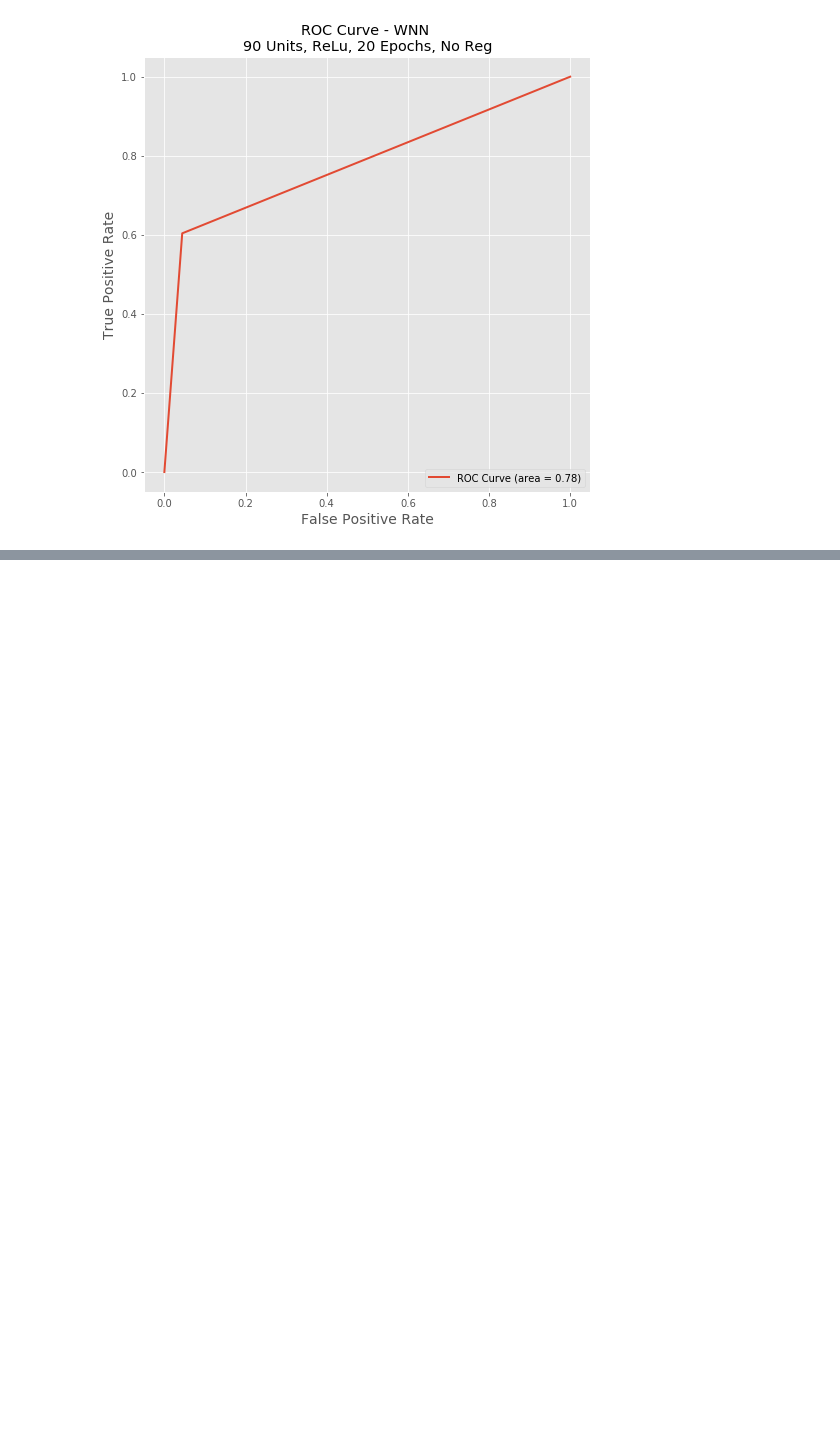
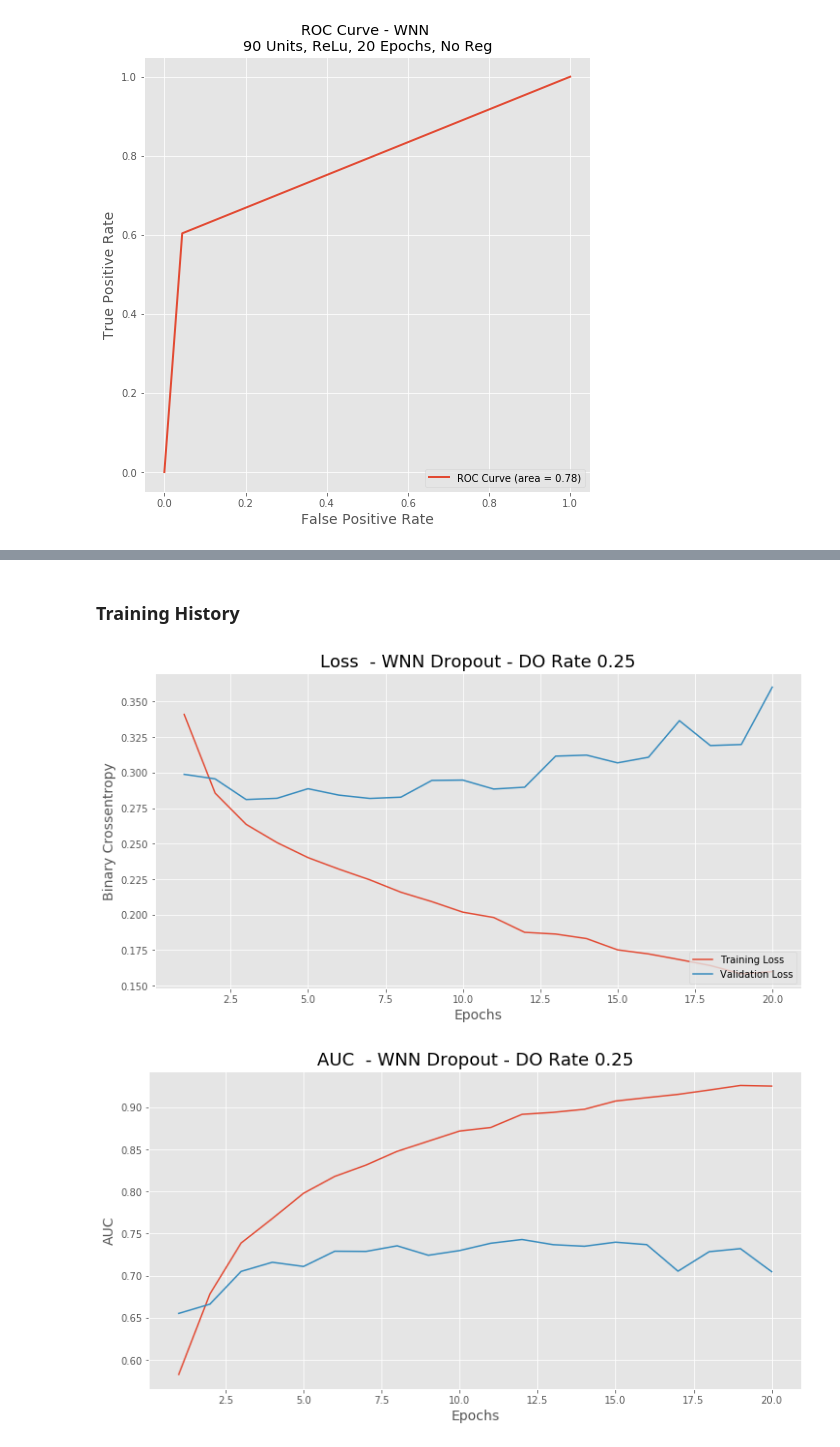
Before and after one commit to SMS-NED16/FYP-DL, a Jupyter notebook: fyp-assignments/06_Deep_Learning_Models/03_WNN_Zheng.ipynb, the cells around one changed output, grey strips where cells are left out. Drawn from its saved outputs; the diff is of its cells as text; code cells hidden in the pictures; blank space fills up the shorter version.

Commit message:
Add WNN Dropout investigation results

```diff
--- a/fyp-assignments/06_Deep_Learning_Models/03_WNN_Zheng.ipynb
+++ b/fyp-assignments/06_Deep_Learning_Models/03_WNN_Zheng.ipynb
@@ -407,0 +380,4 @@ ROC CURVE
+# %%
+dropout_rate = 0.25
+model_dropout.add(Dropout(rate=dropout_rate,
+                          seed=0)) # For reproducibility across trainings
@@ -407,0 +386,2 @@ ROC CURVE
+# %%
+model_dropout.add(Dense(units=1, activation='sigmoid'))
@@ -407,0 +409,4 @@ ROC CURVE
+# %%
+model_dropout.compile(optimizer='rmsprop',
+                      loss='binary_crossentropy',
+                      metrics=[AUC()])
@@ -407,0 +415,6 @@ ROC CURVE
+# %%
+dropout_model_history = model_dropout.fit(X_train, y_train,
+                                  validation_split=0.2,
+                                  batch_size=128,
+                                  epochs=20,
+                                  verbose=1)
@@ -407,0 +439,9 @@ ROC CURVE
+# %% [markdown]
+### Training History
+# %%
+plot_history(history=dropout_model_history,
+             model_name='WNN Dropout - DO Rate ' + str(dropout_rate),
+             loss_name='Binary Crossentropy')
+# %% [output]
+[figure, added]
+[figure, added]
```
Also changed, not shown: parts of 45 cells of this notebook.
